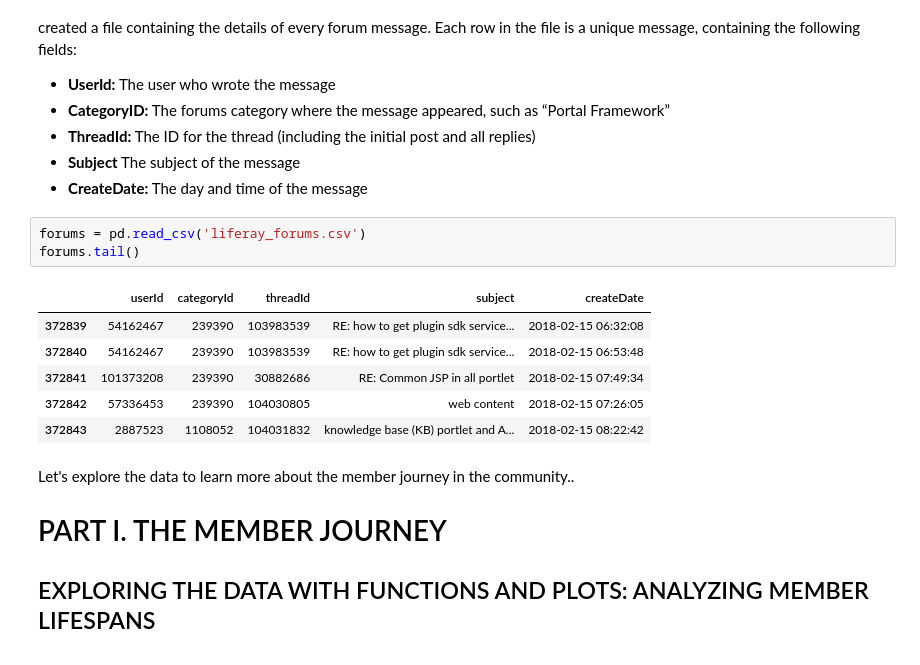
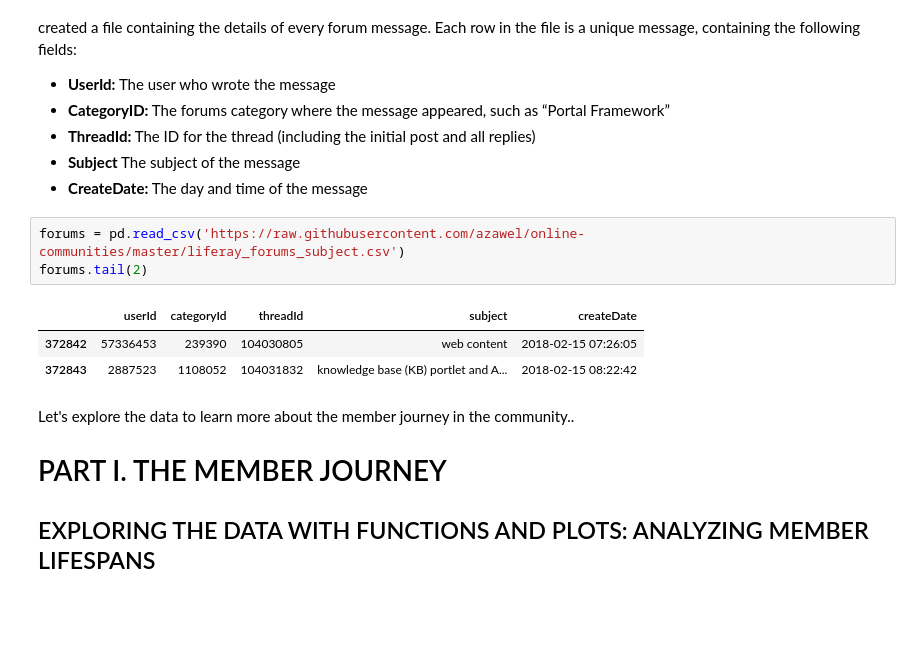
Before and after one commit to azawel/online-communities, a Jupyter notebook: Community+Management+Meets+Data+Science+_+Liferay.ipynb, the cells around one changed output. Drawn from its saved outputs; the diff is of its cells as text; blank space fills up the shorter version.

```diff
--- a/Community+Management+Meets+Data+Science+_+Liferay.ipynb
+++ b/Community+Management+Meets+Data+Science+_+Liferay.ipynb
@@ -34,13 +34,10 @@ the file is a unique message, containing the following fields:
 - **Subject** The subject of the message
 - **CreateDate:** The day and time of the message
 # %%
-forums = pd.read_csv('liferay_forums.csv')
-forums.tail()
+forums = pd.read_csv('https://raw.githubusercontent.com/azawel/online-communities/master/liferay_forums_subject.csv')
+forums.tail(2)
 # %% [output]
 |  | userId | categoryId | threadId | subject | createDate |
-| 372839 | 54162467 | 239390 | 103983539 | RE: how to get plugin sdk service... | 2018-02-15 06:32:08 |
-| 372840 | 54162467 | 239390 | 103983539 | RE: how to get plugin sdk service... | 2018-02-15 06:53:48 |
-| 372841 | 101373208 | 239390 | 30882686 | RE: Common JSP in all portlet | 2018-02-15 07:49:34 |
 | 372842 | 57336453 | 239390 | 104030805 | web content | 2018-02-15 07:26:05 |
 | 372843 | 2887523 | 1108052 | 104031832 | knowledge base (KB) portlet and A... | 2018-02-15 08:22:42 |
 # %% [markdown]
```
